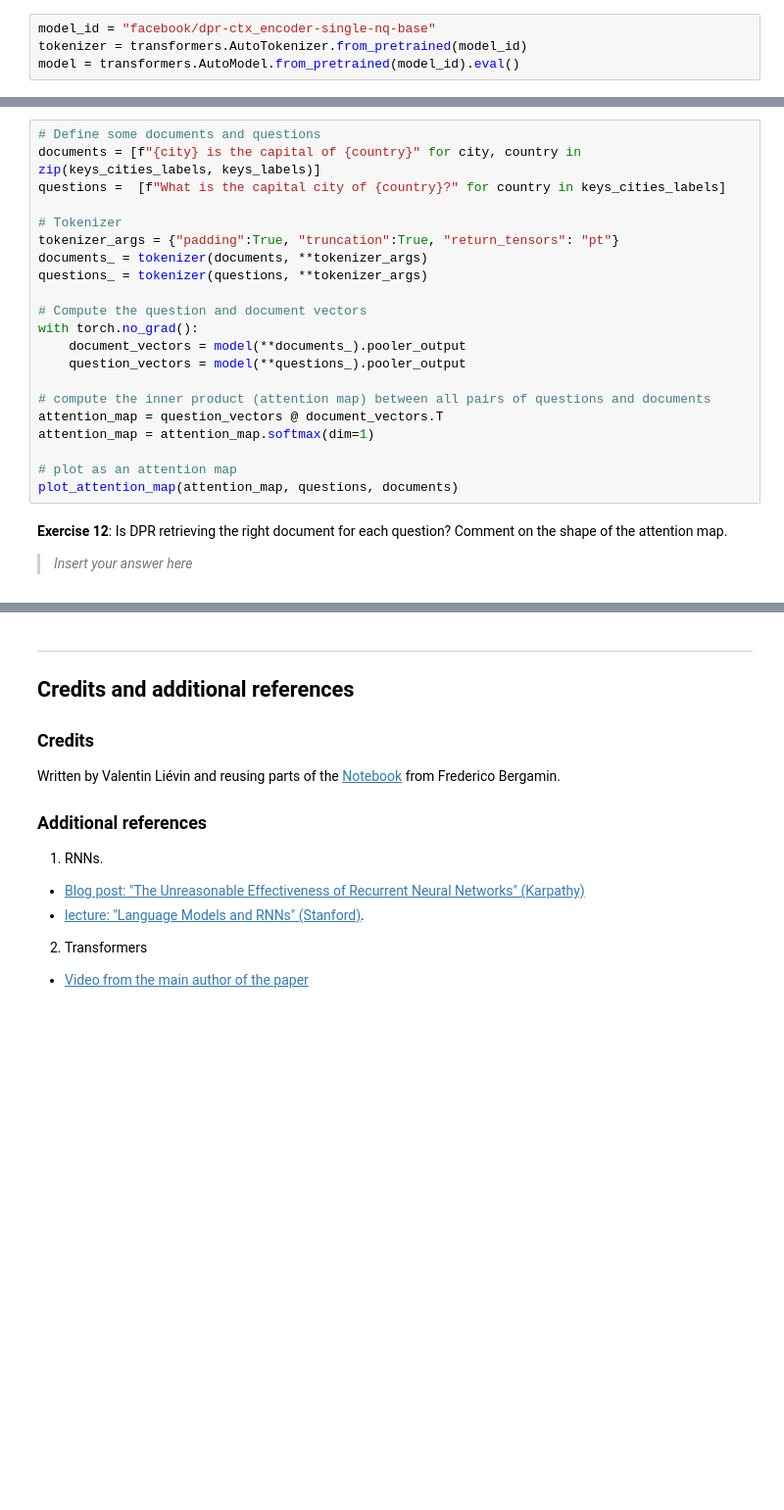
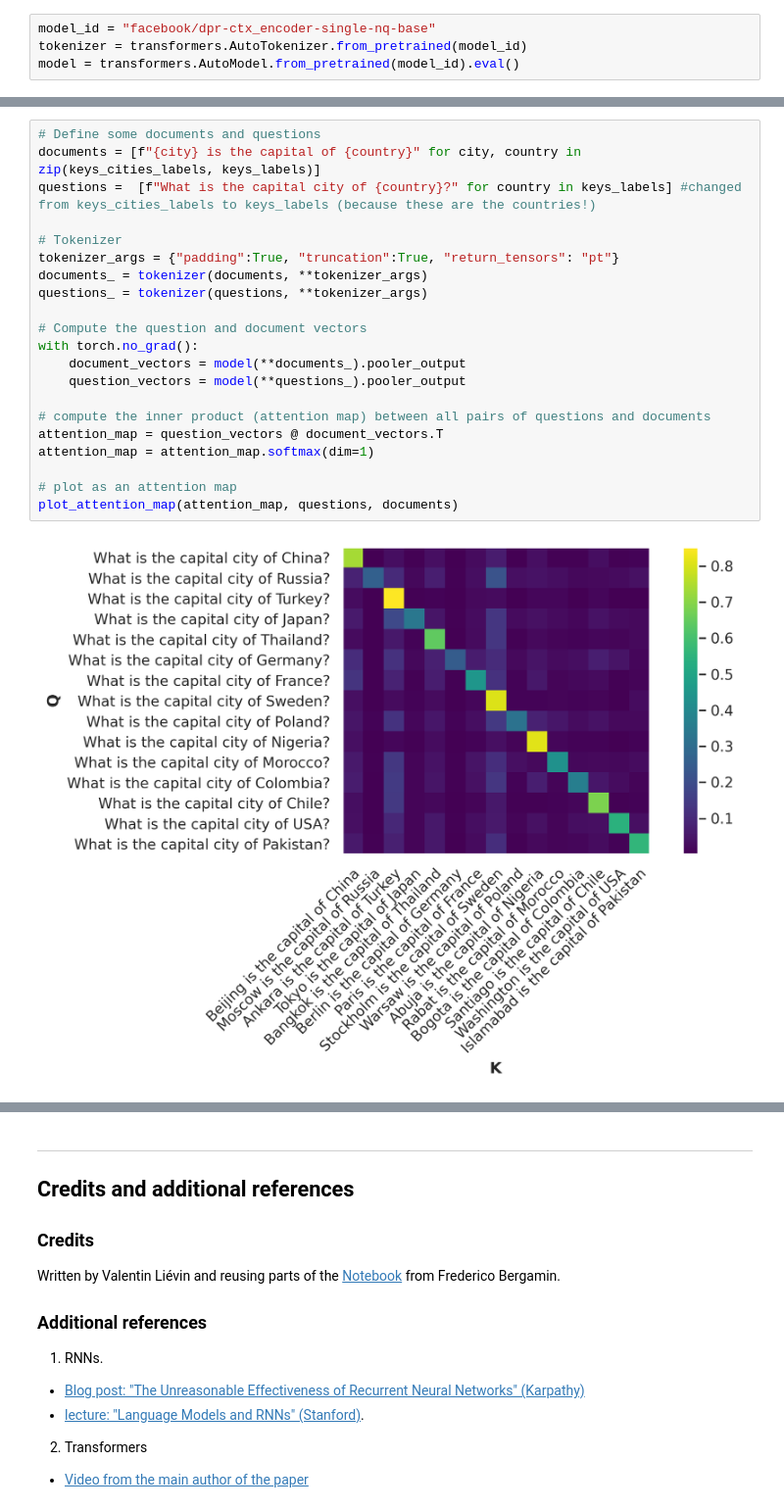
Before and after one commit to frejasarfelt/02456-deep-learning-with-PyTorch, a Jupyter notebook: 5_Transformers/5_1_EXE_deep_learning_with_transformers.ipynb, the cells around one changed output, grey strips where cells are left out. Shown at 98% size. Drawn from its saved outputs; the diff is of its cells as text; blank space fills up the shorter version.

Commit message:
almost done (exercise 10+11 (hygge))

```diff
--- a/5_Transformers/5_1_EXE_deep_learning_with_transformers.ipynb
+++ b/5_Transformers/5_1_EXE_deep_learning_with_transformers.ipynb
@@ -1228,25 +1271,23 @@ model = transformers.AutoModel.from_pretrained(model_id).eval()
 # %%
 # Define some documents and questions
 documents = [f"{city} is the capital of {country}" for city, country in zip(keys_cities_labels, keys_labels)]
-questions =  [f"What is the capital city of {country}?" for country in keys_cities_labels]
+questions =  [f"What is the capital city of {country}?" for country in keys_labels] #changed from keys_cities_labels to keys_labels (because these are the countries!)
 
 # Tokenizer
 tokenizer_args = {"padding":True, "truncation":True, "return_tensors": "pt"}
 documents_ = tokenizer(documents, **tokenizer_args)
 questions_ = tokenizer(questions, **tokenizer_args)
 
 # Compute the question and document vectors
 with torch.no_grad():
     document_vectors = model(**documents_).pooler_output
     question_vectors = model(**questions_).pooler_output
 
 # compute the inner product (attention map) between all pairs of questions and documents
 attention_map = question_vectors @ document_vectors.T
 attention_map = attention_map.softmax(dim=1)
 
 # plot as an attention map
 plot_attention_map(attention_map, questions, documents)
+# %% [output]
+[figure, added]
-# %% [markdown]
-**Exercise 12**: Is DPR retrieving the right document for each question? Comment on the shape of the attention map.
-
-> *Insert your answer here*
```
Also changed, not shown: parts of 15 cells of this notebook.
